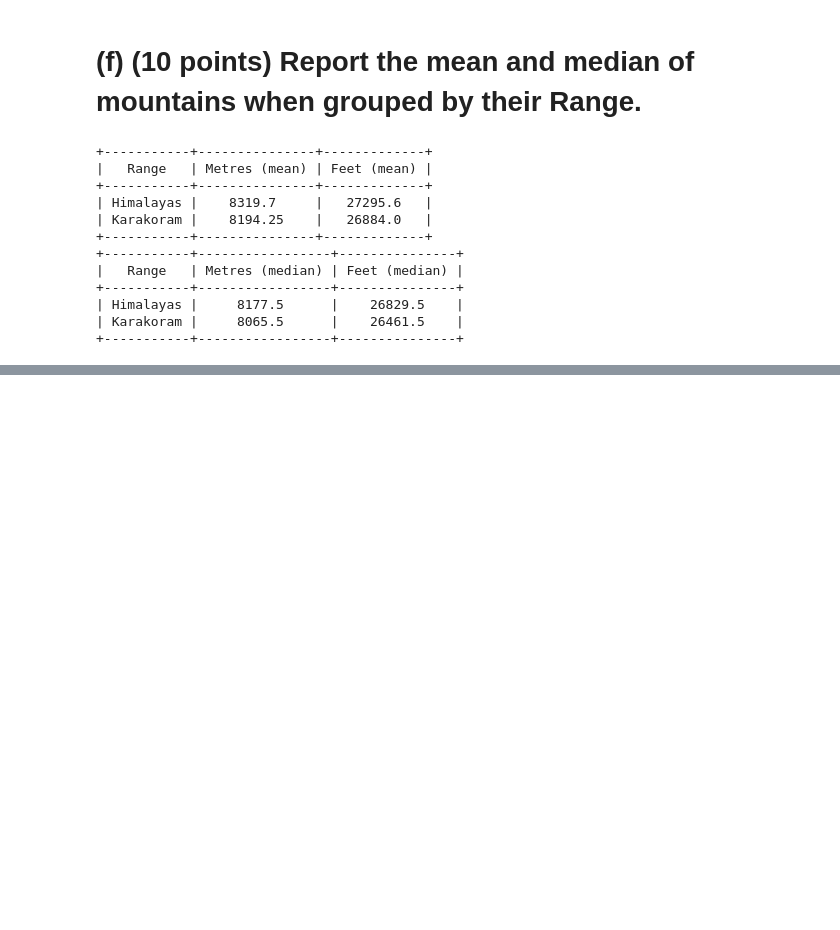
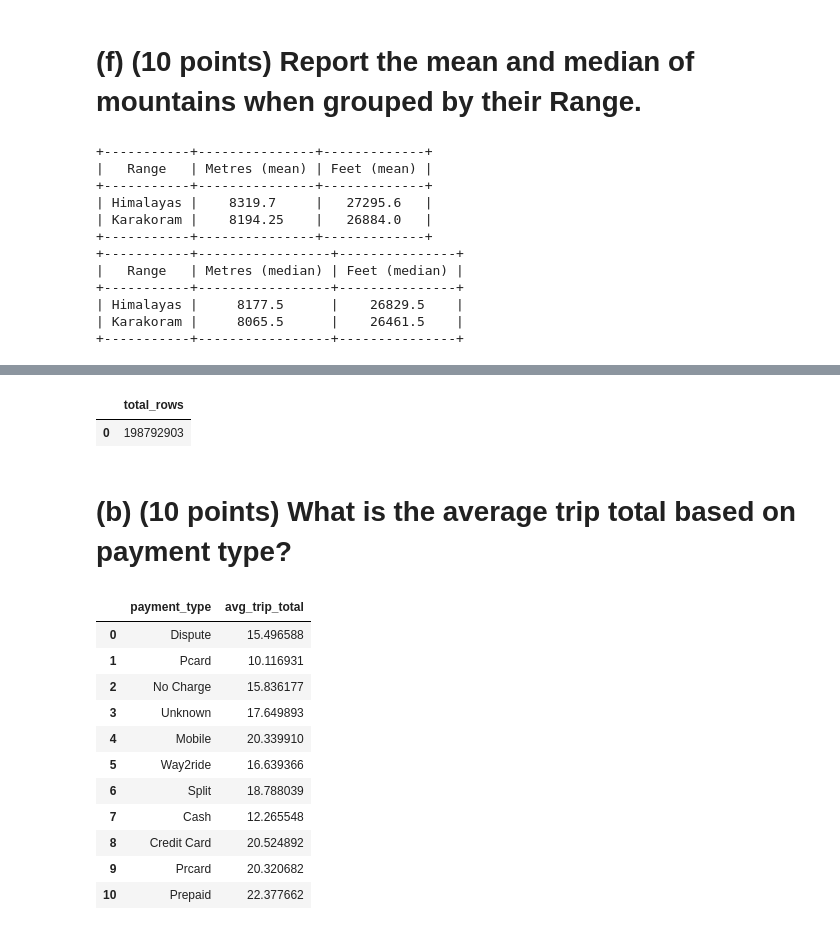
Before and after one commit to aayushbhurtel/Data_Visualization, a Jupyter notebook: Exam1_Aayush_Bhurtel_CPSMA_4313.ipynb, the cells around one changed output, grey strips where cells are left out. Drawn from its saved outputs; the diff is of its cells as text; code cells hidden in the pictures; blank space fills up the shorter version.

```diff
--- a/Exam1_Aayush_Bhurtel_CPSMA_4313.ipynb
+++ b/Exam1_Aayush_Bhurtel_CPSMA_4313.ipynb
@@ -118,0 +126,27 @@ print(tabulate(median, headers=["Range", "Metres (median)", "Feet (median)"], ta
+# %%
+%%bigquery --project data-viz-big-query
+SELECT COUNT(*) as total_rows
+FROM `bigquery-public-data.chicago_taxi_trips.taxi_trips`
+# %% [output]
+|  | total_rows |
+| 0 | 198792903 |
+# %% [markdown]
+# (b) (10 points) What is the average trip total based on payment type?
+# %%
+%%bigquery --project data-viz-big-query
+SELECT payment_type as payment_type, AVG(trip_total) as avg_trip_total
+FROM `bigquery-public-data.chicago_taxi_trips.taxi_trips`
+GROUP BY payment_type
+# %% [output]
+|  | payment_type | avg_trip_total |
+| 0 | Dispute | 15.496588 |
+| 1 | Pcard | 10.116931 |
+| 2 | No Charge | 15.836177 |
+| 3 | Unknown | 17.649893 |
+| 4 | Mobile | 20.339910 |
+| 5 | Way2ride | 16.639366 |
+| 6 | Split | 18.788039 |
+| 7 | Cash | 12.265548 |
+| 8 | Credit Card | 20.524892 |
+| 9 | Prcard | 20.320682 |
+| 10 | Prepaid | 22.377662 |
```
Also changed, not shown: parts of 4 cells of this notebook.
